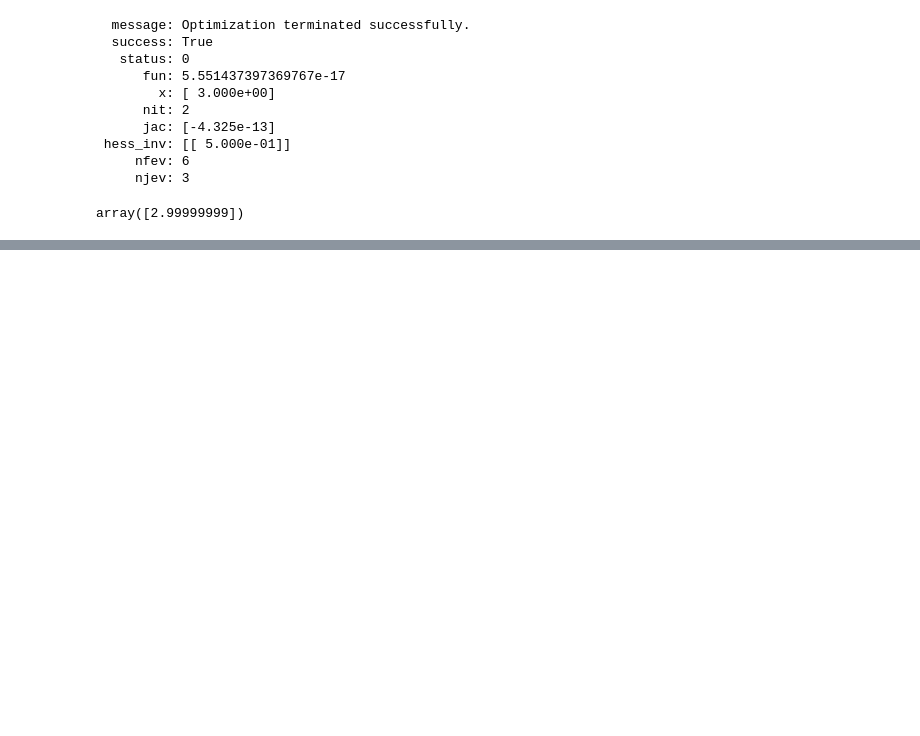
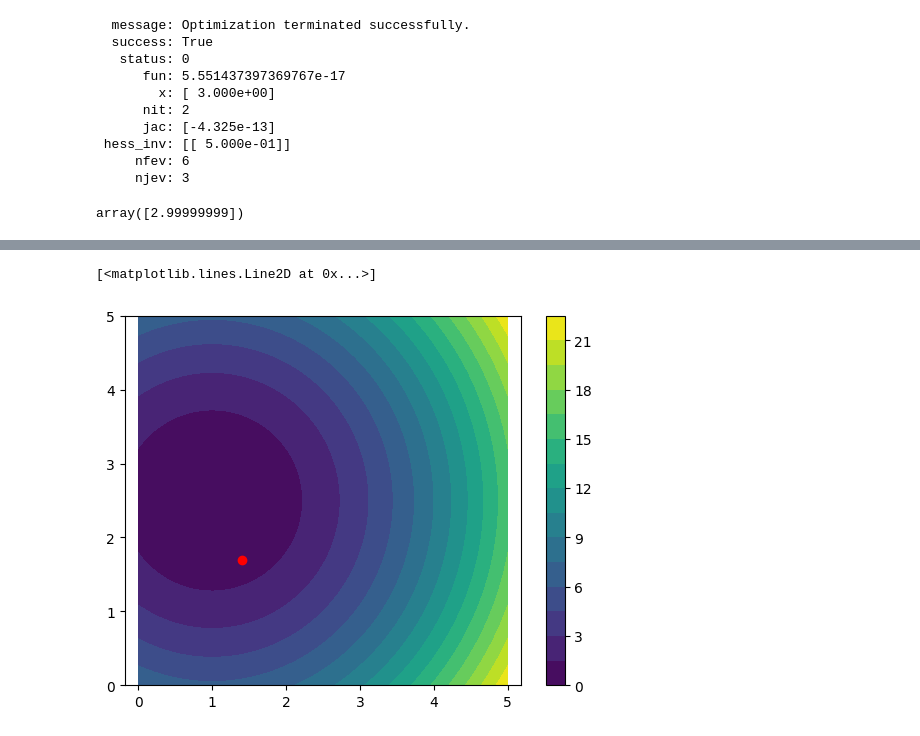
Before and after one commit to ashleysharp/codespaces-jupyter, a Jupyter notebook: notebooks/scipy.ipynb, the cells around one changed output, grey strips where cells are left out. Cells and saved outputs as stored; diff of their text form; code cells hidden in the pictures; blank space fills up the shorter version.

```diff
--- a/notebooks/scipy.ipynb
+++ b/notebooks/scipy.ipynb
@@ -42,0 +47,7 @@ $$
+# %%
+f = lambda x: (x[0] - 1)**2 + (x[1] - 2.5)**2
+cons = ({'type': 'ineq', 'fun': lambda x: x[0] - 2 * x[1] + 2},
+        {'type': 'ineq', 'fun': lambda x: -x[0] - 2 * x[1] + 6},
+        {'type': 'ineq', 'fun': lambda x: -x[0] + 2 * x[1] + 2}) # constraints (inequalities), a tuple of dictionaries
+bnds = ((0, None), (0, None)) # bounds (lower and upper), a tuple of tuples
+res = minimize(f, (2, 0), bounds=bnds, constraints=cons)
@@ -42,0 +66,12 @@ $$
+# %%
+x = np.linspace(0, 5, 500)
+y = np.linspace(0, 5, 500)
+xv, yv = np.meshgrid(x, y)
+zv = f([xv, yv])
+plt.contourf(xv, yv, zv, 20)
+plt.axis('equal')
+plt.colorbar()
+plt.plot(res.x[0], res.x[1], 'ro')
+# %% [output]
+[<matplotlib.lines.Line2D at 0x...>]
+[figure, added]
```
Also changed, not shown: parts of 15 cells of this notebook.
